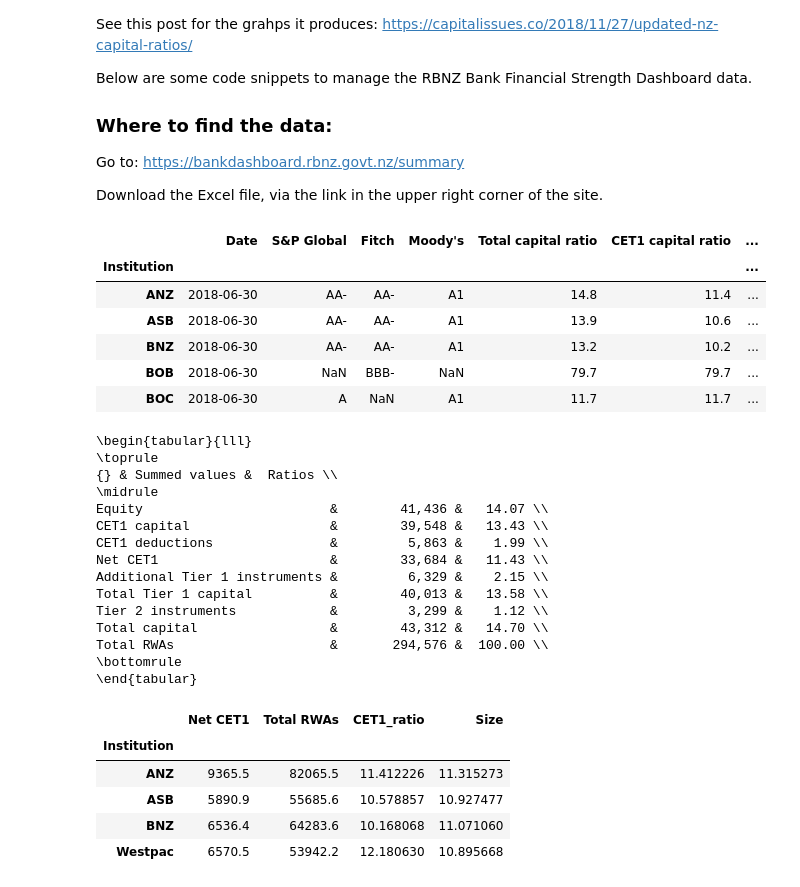
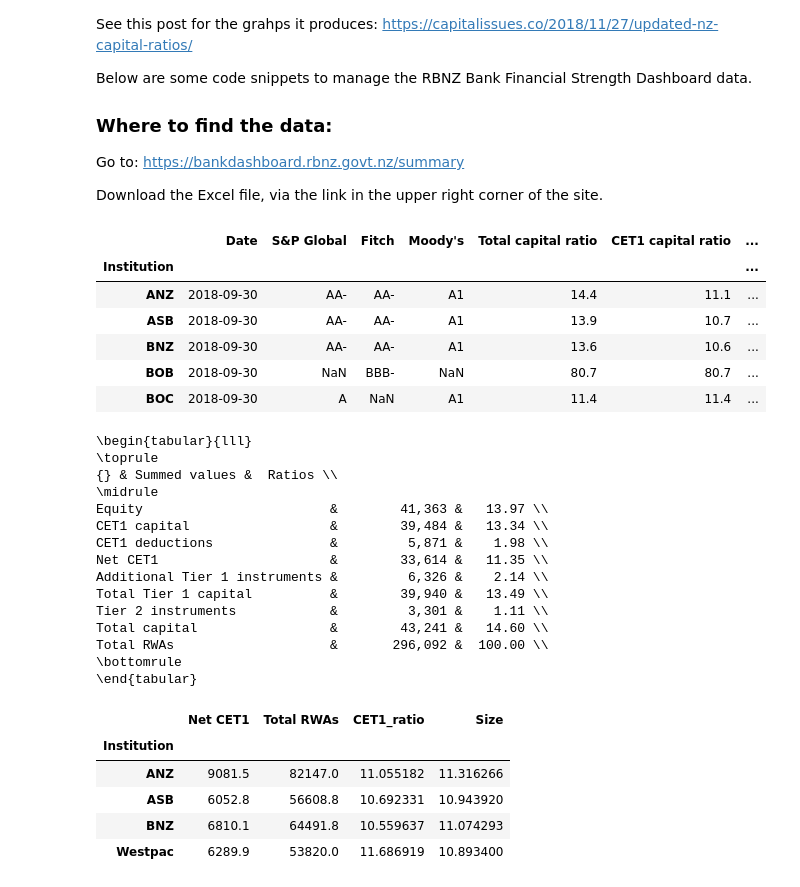
Before and after one commit to blucap/RBNZ_Dashboard, a Jupyter notebook: Dashboard.ipynb, the cells around one changed output. Cells and saved outputs as stored; diff of their text form; code cells hidden in the pictures.

```diff
--- a/Dashboard.ipynb
+++ b/Dashboard.ipynb
@@ -44,17 +44,18 @@ def dash_data(fn, year, month):
     df.dropna(subset=['Total capital ratio'], inplace=True)  # ignore banks without TCR
     return(df)
 # %%
-# Get the data for June 2018
-df = dash_data('Bank-Financial-Strength-Dashboard-Data_Sept.xlsx', 2018, 6)
+# Get the data for September 2018
+year, month = 2018, 9
+df = dash_data('Bank-Financial-Strength-Dashboard-Data_Sept.xlsx', year, month)
 df.head()
 # %% [output]
 |  | Date | S&P Global | Fitch | Moody's | Total capital ratio | CET1 capital ratio | ... |
 | Institution |  |  |  |  |  |  | ... |
-| ANZ | 2018-06-30 | AA- | AA- | A1 | 14.8 | 11.4 | ... |
-| ASB | 2018-06-30 | AA- | AA- | A1 | 13.9 | 10.6 | ... |
-| BNZ | 2018-06-30 | AA- | AA- | A1 | 13.2 | 10.2 | ... |
-| BOB | 2018-06-30 | NaN | BBB- | NaN | 79.7 | 79.7 | ... |
-| BOC | 2018-06-30 | A | NaN | A1 | 11.7 | 11.7 | ... |
+| ANZ | 2018-09-30 | AA- | AA- | A1 | 14.4 | 11.1 | ... |
+| ASB | 2018-09-30 | AA- | AA- | A1 | 13.9 | 10.7 | ... |
+| BNZ | 2018-09-30 | AA- | AA- | A1 | 13.6 | 10.6 | ... |
+| BOB | 2018-09-30 | NaN | BBB- | NaN | 80.7 | 80.7 | ... |
+| BOC | 2018-09-30 | A | NaN | A1 | 11.4 | 11.4 | ... |
 # %%
 # Function to create a table of aggregated data, in LaTex
 def dash_table(df, varlist):
@@ -77,15 +78,15 @@ som, table = dash_table(df, varlist)
 \toprule
 {} & Summed values &  Ratios \\
 \midrule
-Equity                        &        41,436 &   14.07 \\
-CET1 capital                  &        39,548 &   13.43 \\
-CET1 deductions               &         5,863 &    1.99 \\
-Net CET1                      &        33,684 &   11.43 \\
-Additional Tier 1 instruments &         6,329 &    2.15 \\
-Total Tier 1 capital          &        40,013 &   13.58 \\
-Tier 2 instruments            &         3,299 &    1.12 \\
-Total capital                 &        43,312 &   14.70 \\
-Total RWAs                    &       294,576 &  100.00 \\
+Equity                        &        41,363 &   13.97 \\
+CET1 capital                  &        39,484 &   13.34 \\
+CET1 deductions               &         5,871 &    1.98 \\
+Net CET1                      &        33,614 &   11.35 \\
+Additional Tier 1 instruments &         6,326 &    2.14 \\
+Total Tier 1 capital          &        39,940 &   13.49 \\
+Tier 2 instruments            &         3,301 &    1.11 \\
+Total capital                 &        43,241 &   14.60 \\
+Total RWAs                    &       296,092 &  100.00 \\
 \bottomrule
 \end{tabular}
 # %%
@@ -103,10 +104,10 @@ dfb.head()
 # %% [output]
 |  | Net CET1 | Total RWAs | CET1_ratio | Size |
 | Institution |  |  |  |  |
-| ANZ | 9365.5 | 82065.5 | 11.412226 | 11.315273 |
-| ASB | 5890.9 | 55685.6 | 10.578857 | 10.927477 |
-| BNZ | 6536.4 | 64283.6 | 10.168068 | 11.071060 |
-| Westpac | 6570.5 | 53942.2 | 12.180630 | 10.895668 |
+| ANZ | 9081.5 | 82147.0 | 11.055182 | 11.316266 |
+| ASB | 6052.8 | 56608.8 | 10.692331 | 10.943920 |
+| BNZ | 6810.1 | 64491.8 | 10.559637 | 11.074293 |
+| Westpac | 6289.9 | 53820.0 | 11.686919 | 10.893400 |
 # %%
 def graph_big_banks(dfb):
     #seq_col_brew = sns.color_palette("Blues_r", 4)
```
Also changed, not shown: parts of 3 cells of this notebook.
